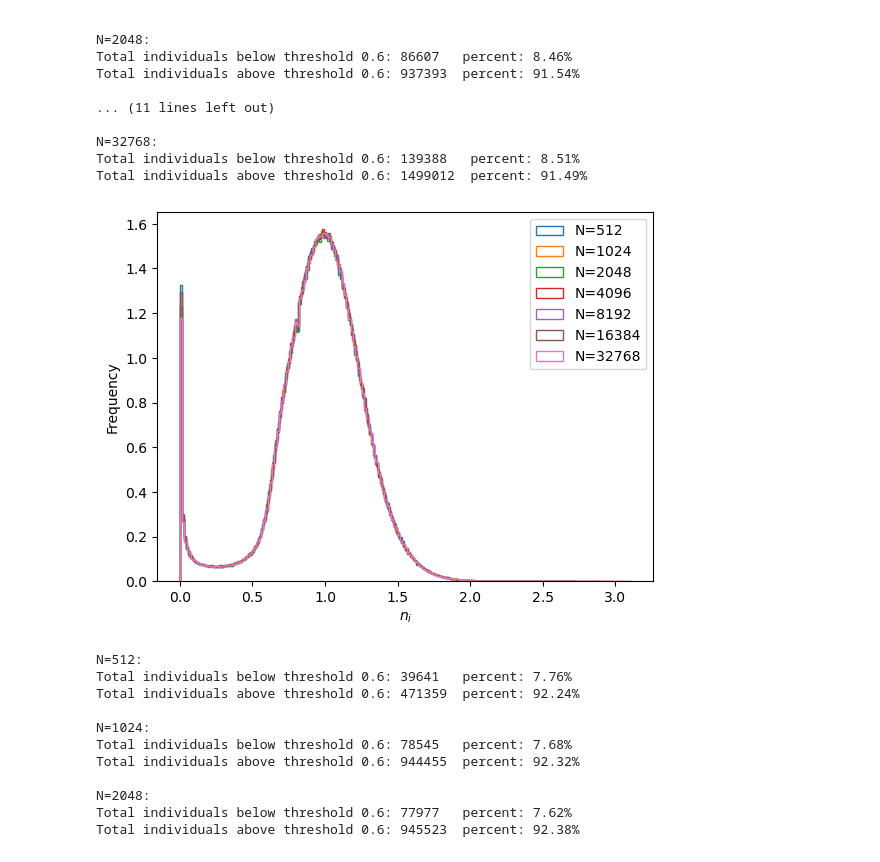
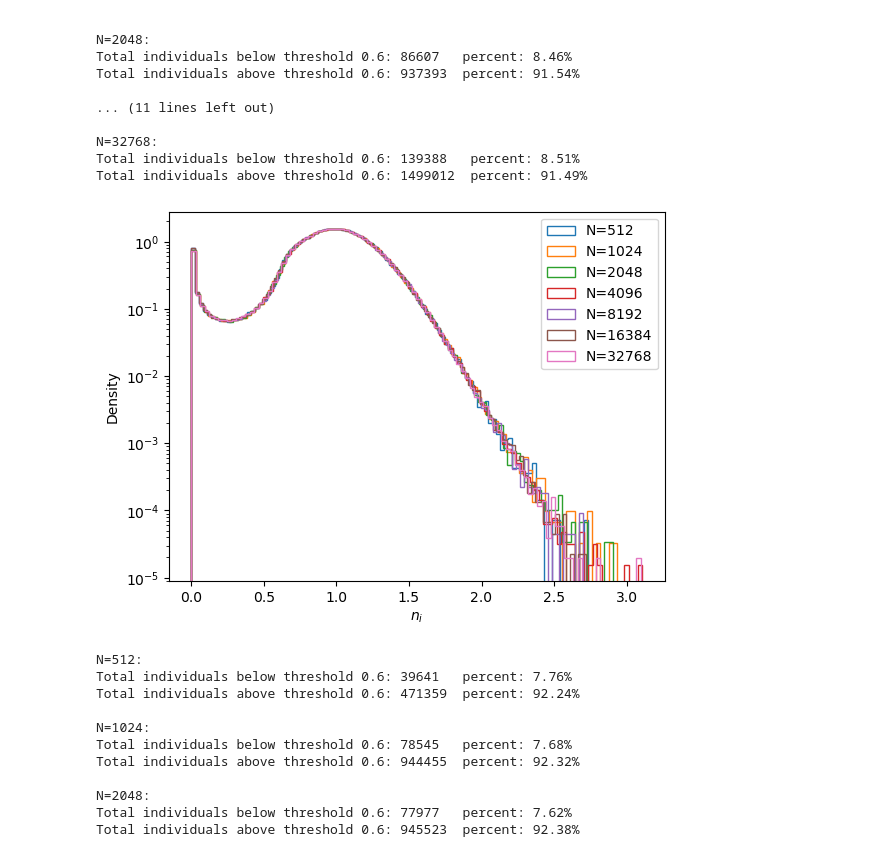
Before and after one commit to d4v1d-cub/Ecology, a Jupyter notebook: processing_data/IBMF/process_IBMF_one_graph.ipynb, the cells around one changed output. Saved outputs shown, nothing was run; the diff lists cells and outputs as text; code cells hidden in the pictures.

```diff
--- a/processing_data/IBMF/process_IBMF_one_graph.ipynb
+++ b/processing_data/IBMF/process_IBMF_one_graph.ipynb
@@ -82,7 +82,8 @@ def plot_several_histogram_individual_abundances(abundances_list, N_list, n_bins
     for abundances, N in zip(abundances_list, N_list):
         plt.hist(abundances, bins=n_bins, density=True, histtype='step', label=f'N={N}')
     plt.xlabel(r'$n_i$')
-    plt.ylabel('Frequency')
+    plt.ylabel('Density')
+    plt.yscale('log')
     plt.legend()
     plt.show()
 # %%
@@ -160,6 +178,6 @@ N=32768:
 Total individuals below threshold 0.6: 139388   percent: 8.51%
 Total individuals above threshold 0.6: 1499012  percent: 91.49%
 # %%
-plot_several_histogram_individual_abundances(abundances_IBMF_list, N_list, n_bins=200)
+plot_several_histogram_individual_abundances(abundances_IBMF_list, N_list, n_bins=100)
 # %% [output]
-[figure, old version]
+[figure, new version]
```
Also changed, not shown: parts of 9 cells of this notebook, 1 other file.
